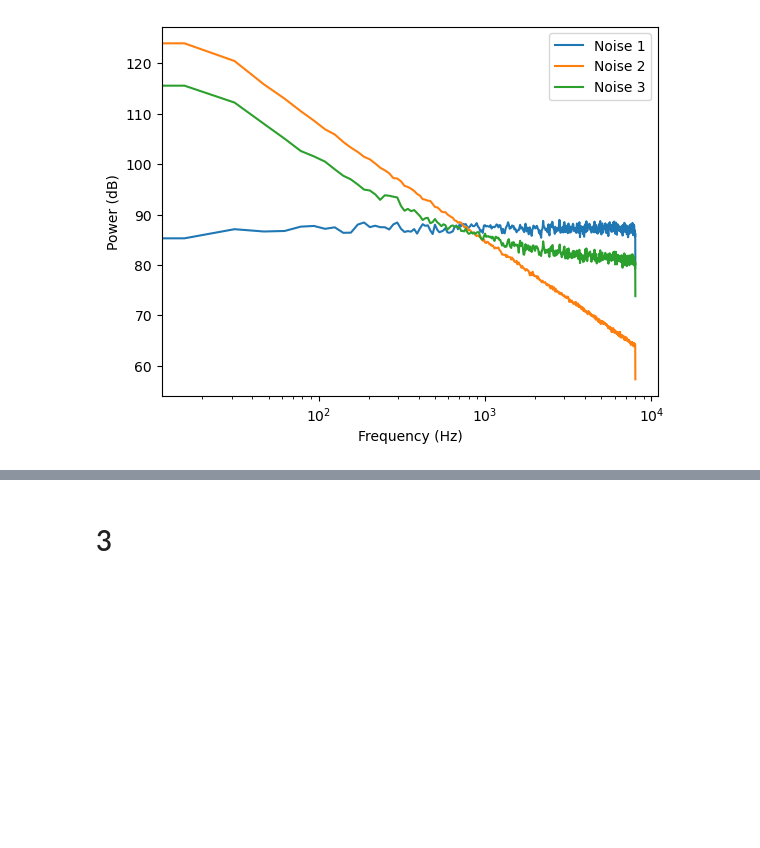
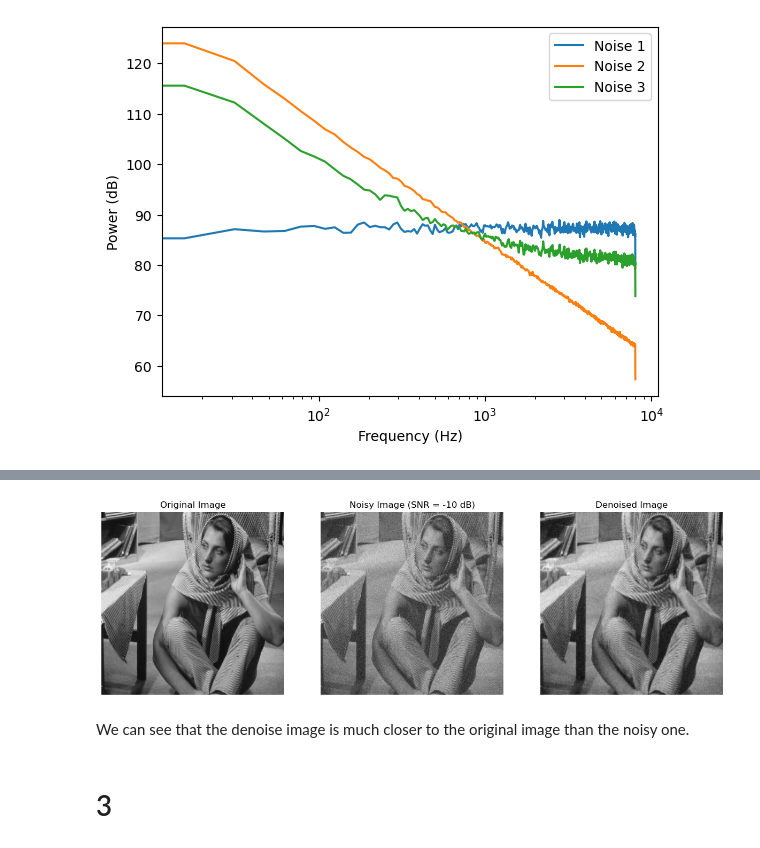
Before and after one commit to diegotg2000/SignalProcessing, a Jupyter notebook: H3/solution.ipynb, the cells around one changed output, grey strips where cells are left out. Saved outputs shown, nothing was run; the diff lists cells and outputs as text; code cells hidden in the pictures; blank space fills up the shorter version.

```diff
--- a/H3/solution.ipynb
+++ b/H3/solution.ipynb
@@ -143,35 +158,39 @@ def wiener_filter(noisy_img, original_img, noise_img):
     denoised_img = np.abs(ifft2(denoised_img_fft))
 
     denoised_img = np.clip(denoised_img, 0, 255).astype(np.uint8)
     return denoised_img
 
 snr_value = -10
 noise_img = generate_noise(img, snr_value)
 
 # Generate a noisy image with SNR = 10 dB
 noisy_img = img + noise_img
 
 # Apply the Wiener filter to the noisy image
-denoised_img_v2 = wiener_filter(noisy_img, img, noise_img)
+denoised_img = wiener_filter(noisy_img, img, noise_img)
 
 plt.figure(figsize=(15, 5))
 
 plt.subplot(1, 3, 1)
 plt.imshow(img, cmap='gray')
 plt.title('Original Image')
 plt.axis('off')
 
 plt.subplot(1, 3, 2)
 plt.imshow(noisy_img, cmap='gray')
 plt.title(f'Noisy Image (SNR = {snr_value} dB)')
 plt.axis('off')
 
 plt.subplot(1, 3, 3)
-plt.imshow(denoised_img_v2, cmap='gray')
+plt.imshow(denoised_img, cmap='gray')
 plt.title('Denoised Image')
 plt.axis('off')
 
 plt.show()
+# %% [output]
+[figure, added]
+# %% [markdown]
+We can see that the denoise image is much closer to the original image than the noisy one.
 # %% [markdown]
 # 3
 # %%
```
Also changed, not shown: parts of 5 cells of this notebook.
